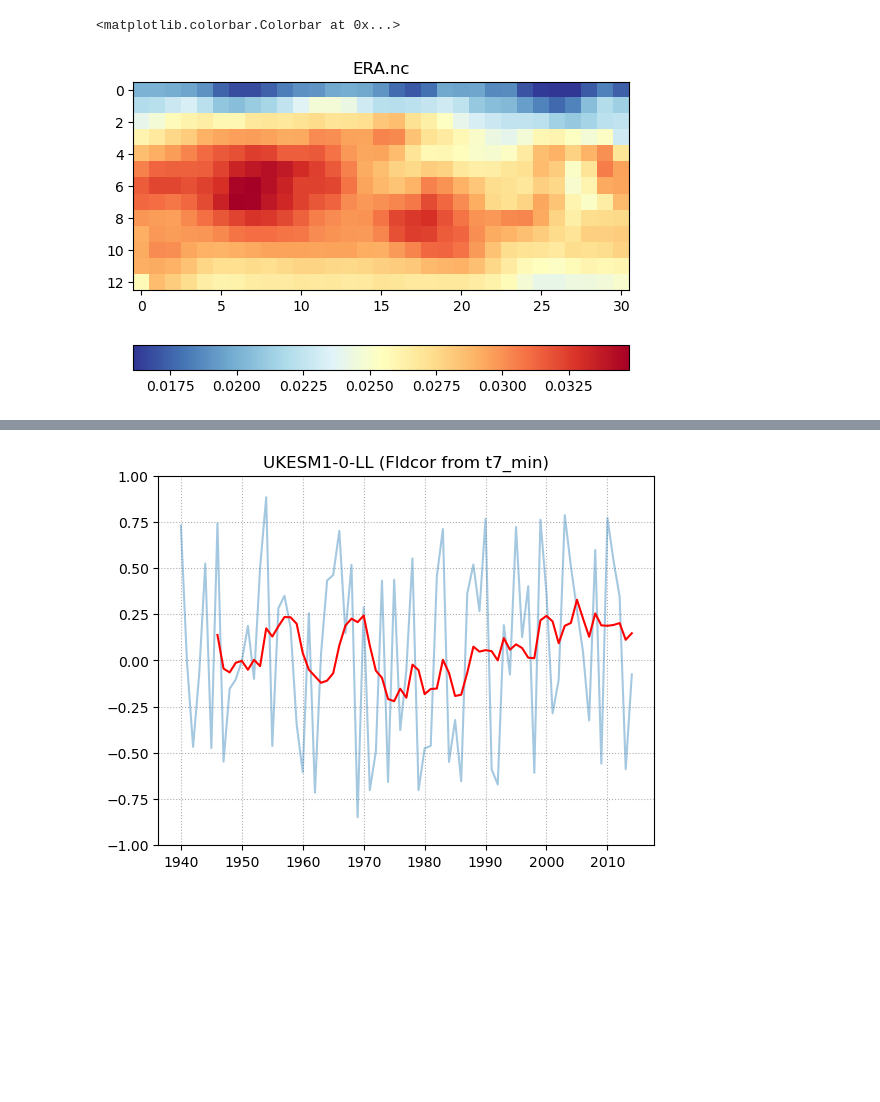
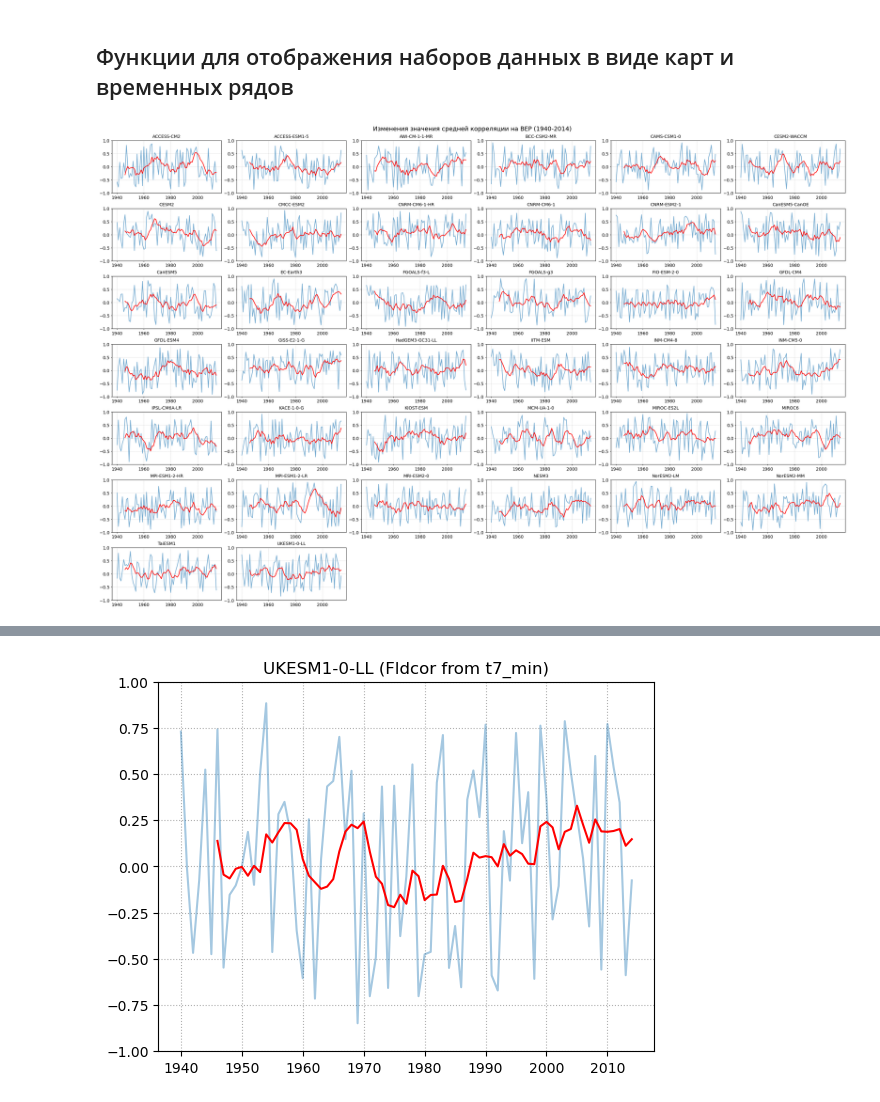
Before and after one commit to nslobodov/model_evaluation, a Jupyter notebook: scripts/how_to_plot.ipynb, the cells around one changed output, grey strips where cells are left out. Drawn from its saved outputs; the diff is of its cells as text; code cells hidden in the pictures; blank space fills up the shorter version.

```diff
--- a/scripts/how_to_plot.ipynb
+++ b/scripts/how_to_plot.ipynb
@@ -49,13 +46,3 @@ file = 'trend2_ERA.nc'
-# %%
-# Plotting single timcor
-plt.title(file.split('_')[1], fontsize=12)
-# plt.imshow(file_dict[file].t2m.values[0][0],  vmin=0, vmax=0.4, cmap='RdYlBu_r')
-plt.imshow(file_dict[file].t2m.values[0][0], cmap='RdYlBu_r')
-
-
-plt.colorbar(orientation='horizontal')
-# plt.savefig("01.png")
-# %% [output]
-<matplotlib.colorbar.Colorbar at 0x...>
-[figure, old version]
+# %% [markdown]
+## Функции для отображения наборов данных в виде карт и временных рядов
 # %%
@@ -110,0 +99,60 @@ def data_disp (keyword, stopword, data_dict, name_value, columns, n_lat, n_lon,
+# %%
+def data_plot (keyword, stopword, data_dict, columns, pos_in_filename, title, fig_name, step):
+
+    #### Displayig 25 fldcor --- as 25 plots with y = value and x = time
+
+    # making a list of files for display
+    if keyword == '' and stopword == '':
+        data_list = np.array([file for file in data_dict.keys()])
+    elif stopword == '':
+        data_list = np.array([file for file in data_dict.keys() if keyword in file])
+    else:
+        data_list = np.array([file for file in data_dict.keys() if (keyword in file and not stopword in file)])
+    data_list = np.sort(data_list)
+    n_subs = m.ceil(len(data_list)/columns)*columns
+
+    fig, ax = plt.subplots(n_subs//columns, columns, figsize=(4*columns, 1.5+2*(n_subs//columns)), layout='constrained')
+
+    fig.suptitle (title, fontsize=14)
+
+    array = data_dict[data_list[0]]
+    df = array.to_dataframe(['time', 'bnds', 'lon', 'lat']).reset_index()
+    roll = df.rolling(step).mean()
+    row = 0 // columns
+    column = 0 % columns
+
+    for i in range(len(data_list)):
+        row = i // columns
+        column = i % columns
+
+        variable = str(list(data_dict[data_list[i]].variables)[-1])
+        name = str('-'.join(data_list[i].split('_')[pos_in_filename:next((index for index, elem in enumerate(data_list[i].split('_')) if 'ssp' in elem), None)]))
+        array = data_dict[data_list[i]]
+        df = array.to_dataframe(['time', 'bnds', 'lon', 'lat']).reset_index()
+        df = df[df['bnds'] == 1]
+
+        ax[row, column].plot(np.arange(1940, 2015), df[variable], alpha=0.6)
+
+        ax[row, column].set_ylim(-1, 1)
+        ax[row, column].set_title(name, fontsize=10)
+        ax[row, column].tick_params(length=2, labelsize=10)
+
+        if step > 1:
+            df = array.to_dataframe(['time', 'bnds', 'lon', 'lat']).reset_index()
+            df = df[df['bnds'] == 1]
+
+            roll = df.rolling(step).mean()
+            ax[row, column].plot(np.arange(1940, 2015), roll[variable], linestyle='-', color='red')
+
+    for i in range(n_subs):
+        row = i // columns
+        column = i % columns
+        if i >= len(data_list):
+            fig.delaxes(ax[row][column])
+
+        ax[row, column].grid(color='black', linestyle='dotted', linewidth=0.5, alpha=0.4)
+    plt.show()
+    if (fig_name != '' and not '.' in fig_name):    fig.savefig('t7_fig/'+fig_name+'.png', dpi=300)
+    if (fig_name != '' and fig_name.endswith('.eep')):    fig.savefig('t7_fig/'+fig_name)
+# %% [output]
+[figure, added]
```
Also changed, not shown: parts of 31 cells of this notebook, 40 other files.
